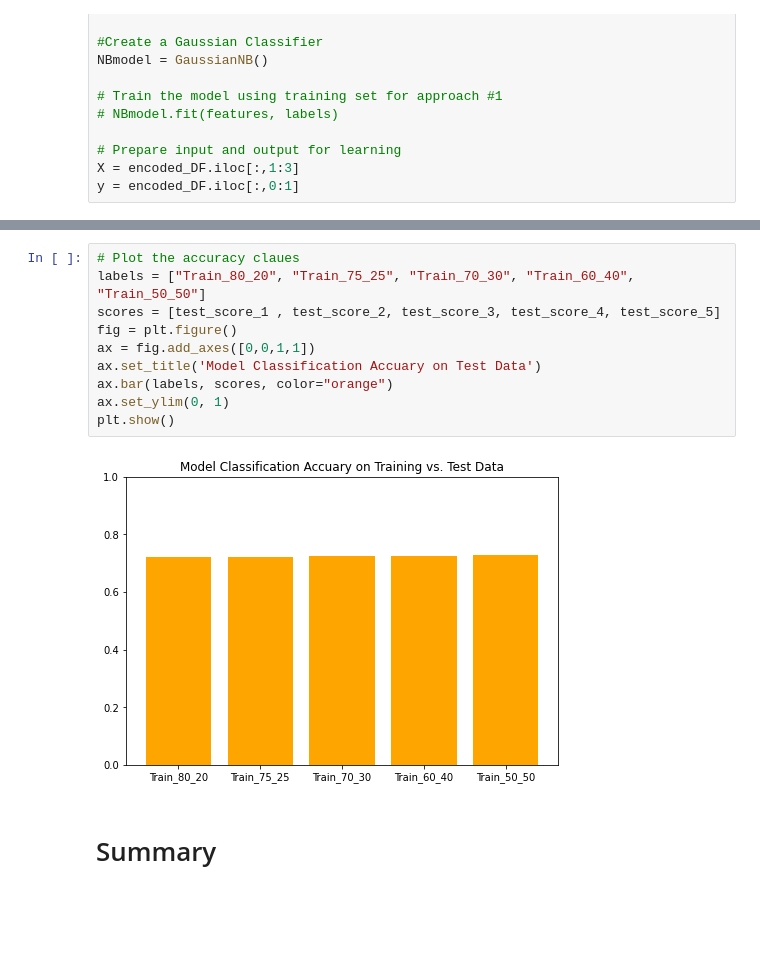
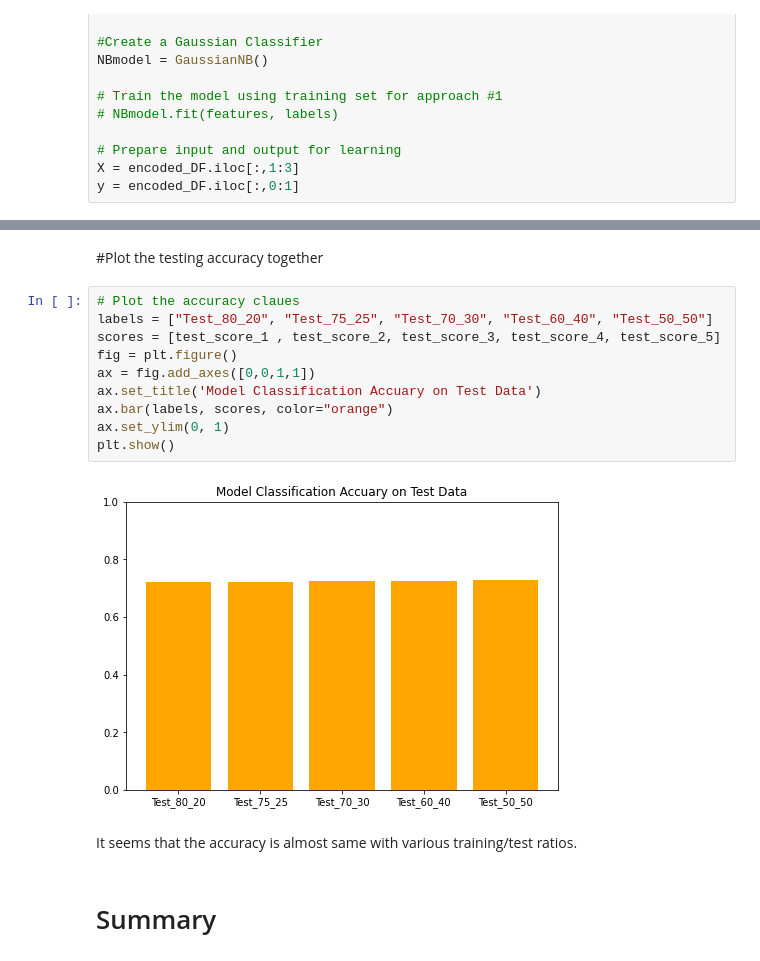
Before and after one commit to sg758253/IDS, a Jupyter notebook: HW5/Problem2_p.ipynb, the cells around one changed output, grey strips where cells are left out. Drawn from its saved outputs; the diff is of its cells as text; blank space fills up the shorter version.

```diff
--- a/HW5/Problem2_p.ipynb
+++ b/HW5/Problem2_p.ipynb
@@ -268,14 +323,18 @@ plt.show()
+# %% [markdown]
+#Plot the testing accuracy together
 # %%
 # Plot the accuracy claues
-labels = ["Train_80_20", "Train_75_25", "Train_70_30", "Train_60_40", "Train_50_50"]
+labels = ["Test_80_20", "Test_75_25", "Test_70_30", "Test_60_40", "Test_50_50"]
 scores = [test_score_1 , test_score_2, test_score_3, test_score_4, test_score_5]
 fig = plt.figure()
 ax = fig.add_axes([0,0,1,1])
 ax.set_title('Model Classification Accuary on Test Data')
 ax.bar(labels, scores, color="orange")
 ax.set_ylim(0, 1)
 plt.show()
 # %% [output]
-[figure, old version]
+[figure, new version]
+# %% [markdown]
+It seems that the accuracy is almost same with various training/test ratios.
 # %% [markdown]
 # Summary
```
Also changed, not shown: parts of 57 cells of this notebook.
